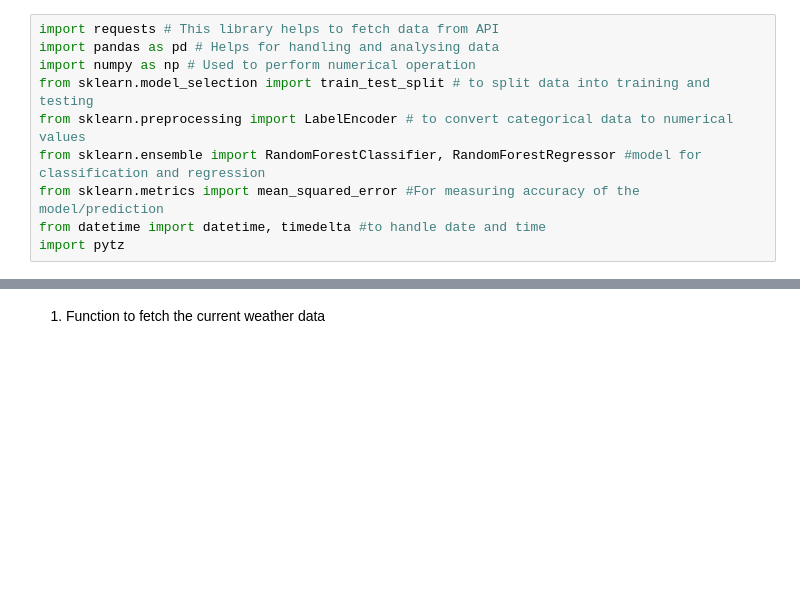
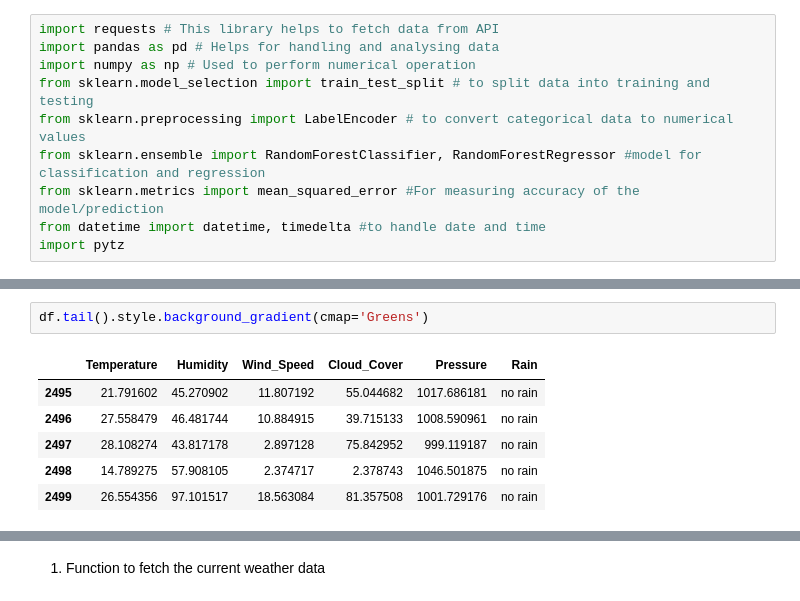
Before and after one commit to Alpha-lab12/Alpha-careers-website, a Jupyter notebook: Weather.ipynb, the cells around one changed output, grey strips where cells are left out. Drawn from its saved outputs; the diff is of its cells as text; blank space fills up the shorter version.

```diff
--- a/Weather.ipynb
+++ b/Weather.ipynb
@@ -15,0 +25,9 @@ BASE_URL = 'https://api.openweathermap.org/data/2.5/' #Base URL for making API r
+# %%
+df.tail().style.background_gradient(cmap='Greens')
+# %% [output]
+|  | Temperature | Humidity | Wind_Speed | Cloud_Cover | Pressure | Rain |
+| 2495 | 21.791602 | 45.270902 | 11.807192 | 55.044682 | 1017.686181 | no rain |
+| 2496 | 27.558479 | 46.481744 | 10.884915 | 39.715133 | 1008.590961 | no rain |
+| 2497 | 28.108274 | 43.817178 | 2.897128 | 75.842952 | 999.119187 | no rain |
+| 2498 | 14.789275 | 57.908105 | 2.374717 | 2.378743 | 1046.501875 | no rain |
+| 2499 | 26.554356 | 97.101517 | 18.563084 | 81.357508 | 1001.729176 | no rain |
```
Also changed, not shown: parts of 25 cells of this notebook.
